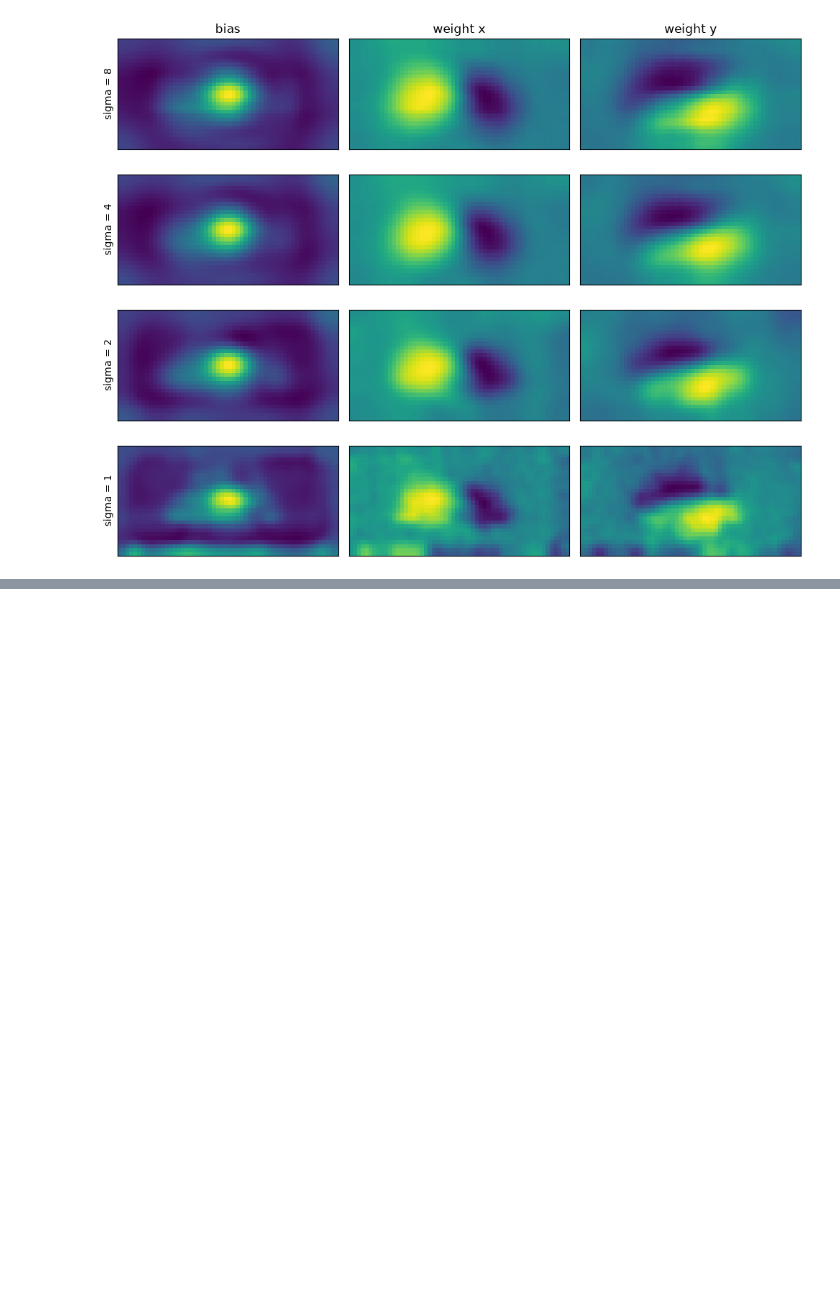
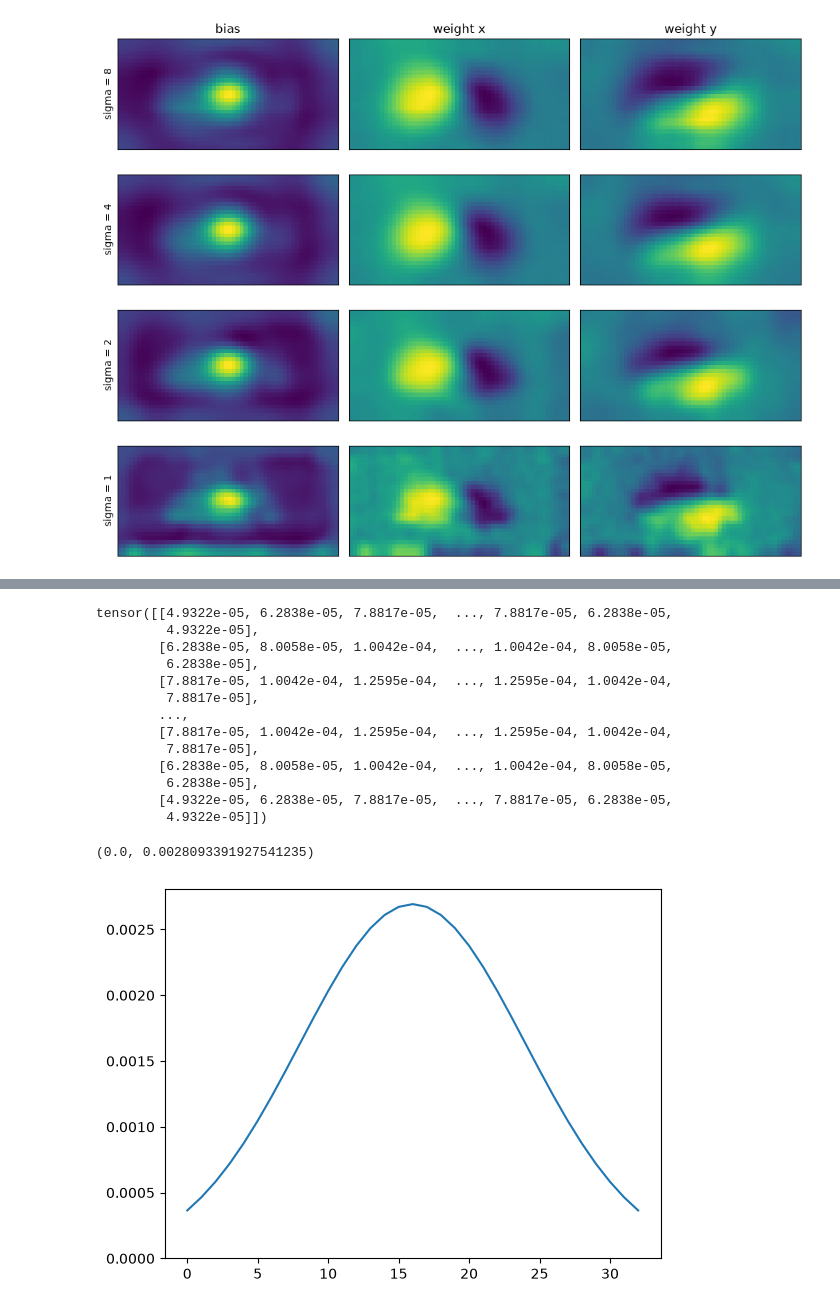
Before and after one commit to NathanSoeding/sensorium, a Jupyter notebook: analysis/smoothness_sweep.ipynb, the cells around one changed output, grey strips where cells are left out. Saved outputs shown, nothing was run; the diff lists cells and outputs as text; code cells hidden in the pictures; blank space fills up the shorter version.

```diff
--- a/analysis/smoothness_sweep.ipynb
+++ b/analysis/smoothness_sweep.ipynb
@@ -241,0 +344,7 @@ tensor([[[ -6.9842,  -7.4152,  -7.6388,  ...,  -5.9719,  -7.9518,  -7.6300],
+# %%
+def gaussian_kernel(size, sigma):
+    x = torch.arange(size) - size // 2
+    xx, yy = torch.meshgrid(x, x, indexing="ij")
+    kernel = torch.exp(-(xx**2 + yy**2) / (2 * sigma**2))
+    kernel = kernel / kernel.sum()
+    return kernel.view(1, 1, size, size)
@@ -241,0 +356,22 @@ tensor([[[ -6.9842,  -7.4152,  -7.6388,  ...,  -5.9719,  -7.9518,  -7.6300],
+# %%
+kernel = gaussian_kernel(33, 8)[0, 0]
+print(kernel)
+plt.plot(kernel[kernel.shape[0] // 2])
+plt.ylim(0)
+# plt.imshow(kernel, vmin=0)
+# %% [output]
+tensor([[4.9322e-05, 6.2838e-05, 7.8817e-05,  ..., 7.8817e-05, 6.2838e-05,
+         4.9322e-05],
+        [6.2838e-05, 8.0058e-05, 1.0042e-04,  ..., 1.0042e-04, 8.0058e-05,
+         6.2838e-05],
+        [7.8817e-05, 1.0042e-04, 1.2595e-04,  ..., 1.2595e-04, 1.0042e-04,
+         7.8817e-05],
+        ...,
+        [7.8817e-05, 1.0042e-04, 1.2595e-04,  ..., 1.2595e-04, 1.0042e-04,
+         7.8817e-05],
+        [6.2838e-05, 8.0058e-05, 1.0042e-04,  ..., 1.0042e-04, 8.0058e-05,
+         6.2838e-05],
+        [4.9322e-05, 6.2838e-05, 7.8817e-05,  ..., 7.8817e-05, 6.2838e-05,
+         4.9322e-05]])
+(0.0, 0.0028093391927541235)
+[figure, added]
```
Also changed, not shown: parts of 17 cells of this notebook, 3 other files.
